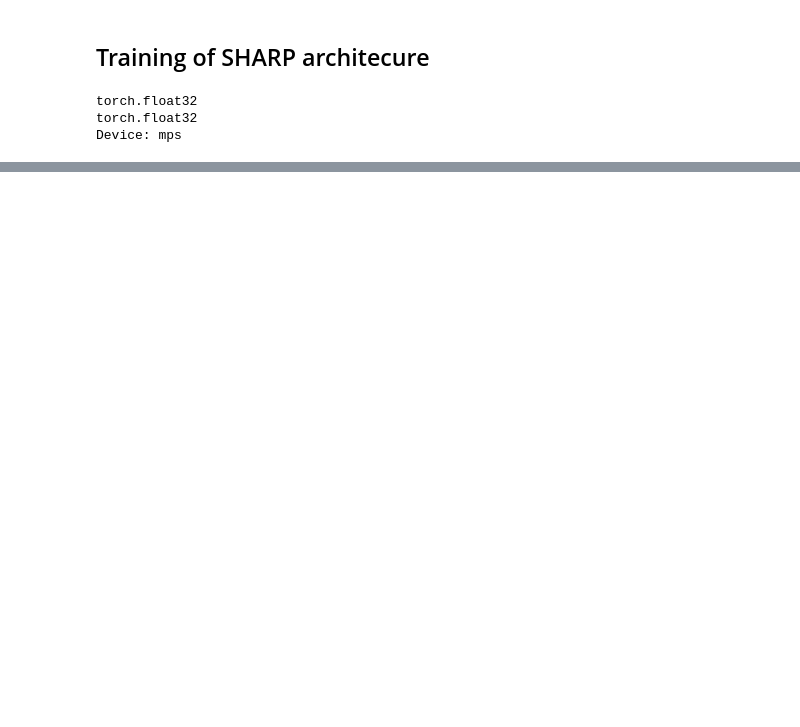
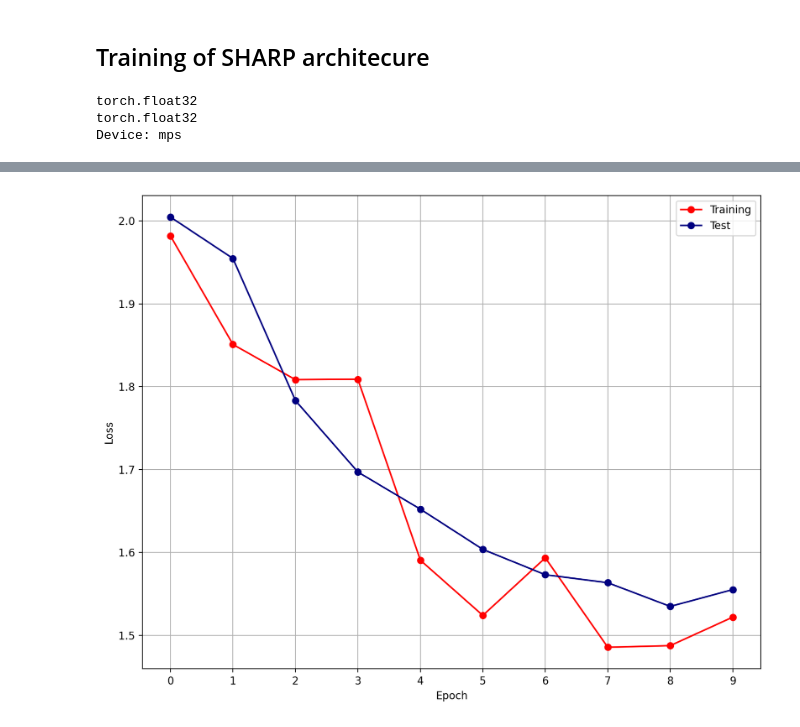
Before and after one commit to RaffaeleSabatini/Human-Activity-Recognition-using-Wifi, a Jupyter notebook: main.ipynb, the cells around one changed output, grey strips where cells are left out. Drawn from its saved outputs; the diff is of its cells as text; code cells hidden in the pictures; blank space fills up the shorter version.

```diff
--- a/main.ipynb
+++ b/main.ipynb
@@ -134,17 +144,3 @@ if DEBUG_MODE:
 torch.float32
 torch.float32
 Device: mps
-# %%
-# Move model to GPU
-sharp_model.to(device)
-train_loss_hist = []
-test_loss_hist  = []
-
-train_dataset  = DopplerDataset("doppler_traces_train")
-train_dataloader = DataLoader(train_dataset, batch_size=BATCH_SIZE, shuffle=True, num_workers=2)
-
-test_dataset  = DopplerDataset("doppler_traces_test")
-test_dataloader = DataLoader(test_dataset, batch_size=BATCH_SIZE, shuffle=True, num_workers=2)
-
-train_loop(sharp_model, train_dataloader, loss_fn, optimizer, batch_size=BATCH_SIZE, device=device, loss_history=train_loss_hist)
-#test_loop(sharp_model, test_dataloader, loss_fn, device, loss_history=test_loss_hist)
@@ -161,0 +147,3 @@ loss: 2.05836e+00  [18000/18680]
+# %%
+epochs = 10
+train_loss, test_loss, _ = train_model(sharp_model, train_dataloader, test_dataloader, epochs, loss_fn, optimizer, device, verbosity=True)
@@ -161,0 +168,4 @@ loss: 2.05836e+00  [18000/18680]
+# %%
+plot_loss(train_loss, test_loss)
+# %% [output]
+[figure, added]
```
Also changed, not shown: parts of 4 cells of this notebook, 4 other files.
